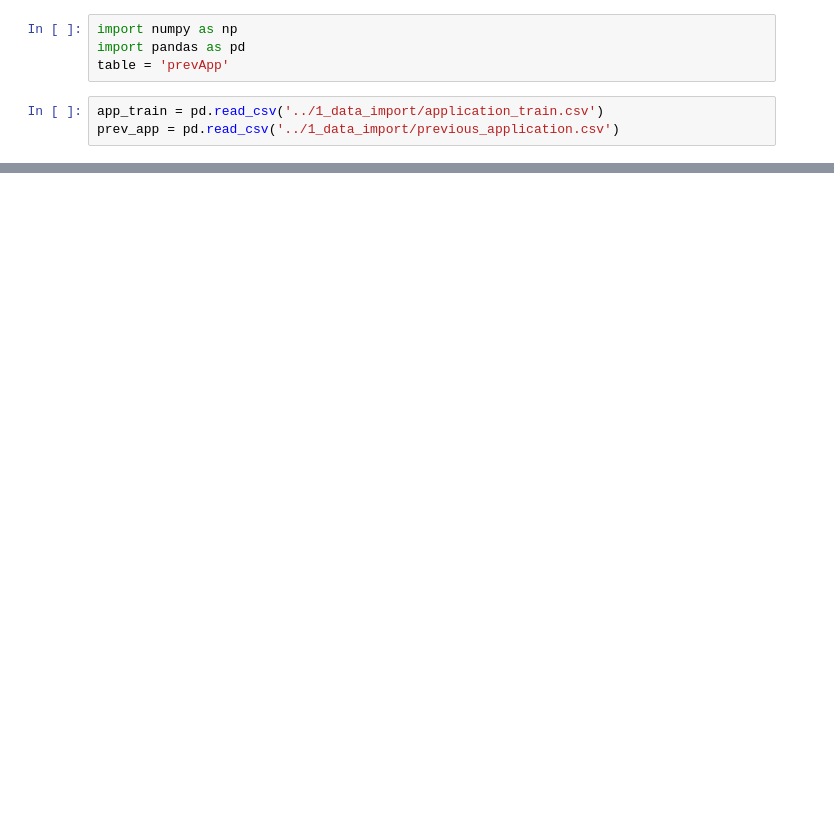
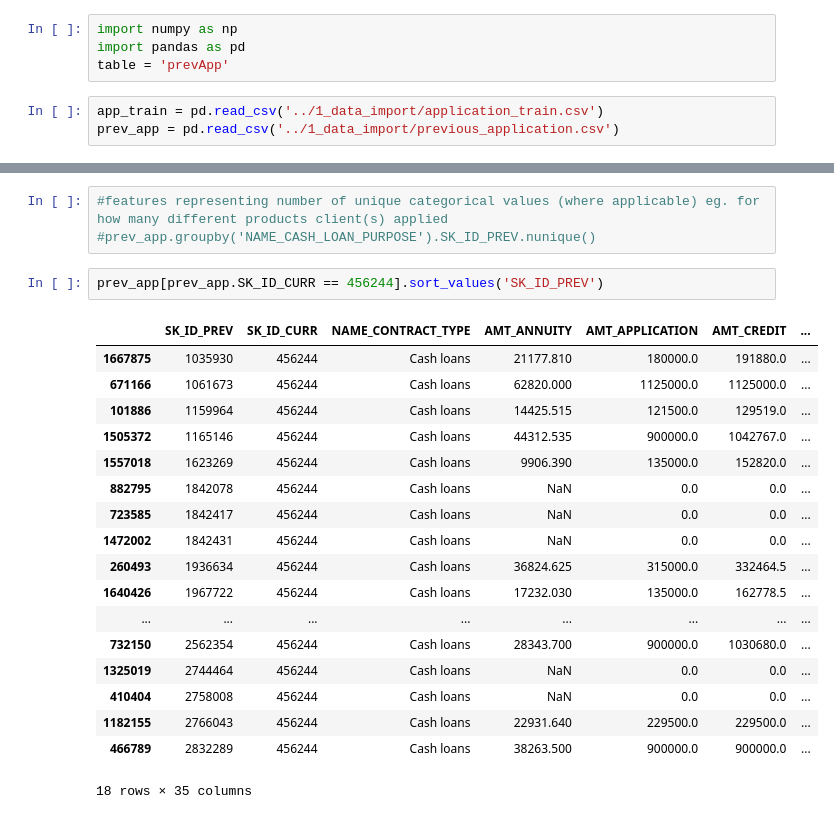
Before and after one commit to michalcisek/hcdr, a Jupyter notebook: 2_data_preparation/prev_app.ipynb, the cells around one changed output, grey strips where cells are left out. Drawn from its saved outputs; the diff is of its cells as text; blank space fills up the shorter version.

Commit message:
next changes to prev_app features

```diff
--- a/2_data_preparation/prev_app.ipynb
+++ b/2_data_preparation/prev_app.ipynb
@@ -104,0 +183,24 @@ application.head()
+# %%
+#features representing number of unique categorical values (where applicable) eg. for how many different products client(s) applied
+#prev_app.groupby('NAME_CASH_LOAN_PURPOSE').SK_ID_PREV.nunique()
+# %%
+prev_app[prev_app.SK_ID_CURR == 456244].sort_values('SK_ID_PREV')
+# %% [output]
+|  | SK_ID_PREV | SK_ID_CURR | NAME_CONTRACT_TYPE | AMT_ANNUITY | AMT_APPLICATION | AMT_CREDIT | ... |
+| 1667875 | 1035930 | 456244 | Cash loans | 21177.810 | 180000.0 | 191880.0 | ... |
+| 671166 | 1061673 | 456244 | Cash loans | 62820.000 | 1125000.0 | 1125000.0 | ... |
+| 101886 | 1159964 | 456244 | Cash loans | 14425.515 | 121500.0 | 129519.0 | ... |
+| 1505372 | 1165146 | 456244 | Cash loans | 44312.535 | 900000.0 | 1042767.0 | ... |
+| 1557018 | 1623269 | 456244 | Cash loans | 9906.390 | 135000.0 | 152820.0 | ... |
+| 882795 | 1842078 | 456244 | Cash loans | NaN | 0.0 | 0.0 | ... |
+| 723585 | 1842417 | 456244 | Cash loans | NaN | 0.0 | 0.0 | ... |
+| 1472002 | 1842431 | 456244 | Cash loans | NaN | 0.0 | 0.0 | ... |
+| 260493 | 1936634 | 456244 | Cash loans | 36824.625 | 315000.0 | 332464.5 | ... |
+| 1640426 | 1967722 | 456244 | Cash loans | 17232.030 | 135000.0 | 162778.5 | ... |
+| ... | ... | ... | ... | ... | ... | ... | ... |
+| 732150 | 2562354 | 456244 | Cash loans | 28343.700 | 900000.0 | 1030680.0 | ... |
+| 1325019 | 2744464 | 456244 | Cash loans | NaN | 0.0 | 0.0 | ... |
+| 410404 | 2758008 | 456244 | Cash loans | NaN | 0.0 | 0.0 | ... |
+| 1182155 | 2766043 | 456244 | Cash loans | 22931.640 | 229500.0 | 229500.0 | ... |
+| 466789 | 2832289 | 456244 | Cash loans | 38263.500 | 900000.0 | 900000.0 | ... |
+18 rows × 35 columns
```
Also changed, not shown: parts of 9 cells of this notebook.
